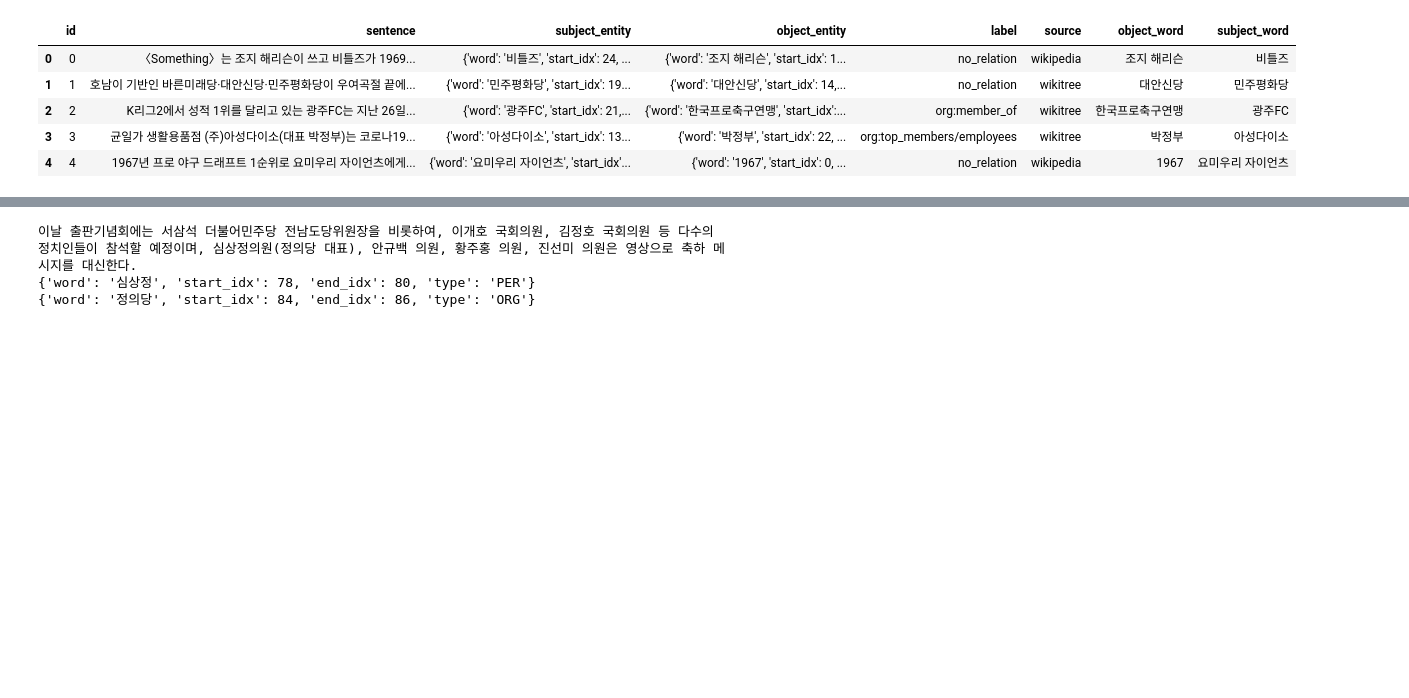
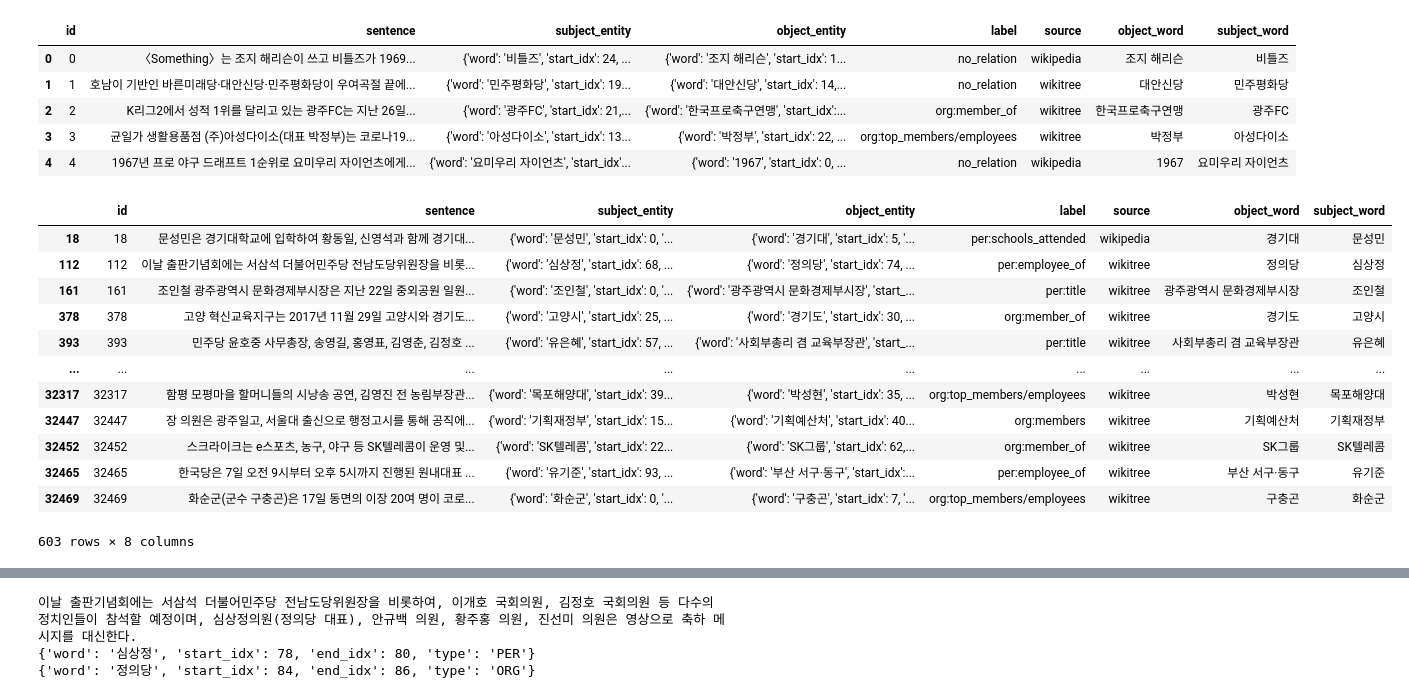
Before and after one commit to SangGank/bc_project2, a Jupyter notebook: dataAnalysis/makesample.ipynb, the cells around one changed output, grey strips where cells are left out. Drawn from its saved outputs; the diff is of its cells as text; code cells hidden in the pictures; blank space fills up the shorter version.

```diff
--- a/dataAnalysis/makesample.ipynb
+++ b/dataAnalysis/makesample.ipynb
@@ -155,19 +156,59 @@ train_data4.head()
 | 3 | 3 | 균일가 생활용품점 (주)아성다이소(대표 박정부)는 코로나19... | {'word': '아성다이소', 'start_idx': 13... | {'word': '박정부', 'start_idx': 22, ... | org:top_members/employees | wikitree | 박정부 | 아성다이소 |
 | 4 | 4 | 1967년 프로 야구 드래프트 1순위로 요미우리 자이언츠에게... | {'word': '요미우리 자이언츠', 'start_idx'... | {'word': '1967', 'start_idx': 0, ... | no_relation | wikipedia | 1967 | 요미우리 자이언츠 |
 # %%
+
+tagger = Kkma()
+
 def etc_cut(string,ob_word,sub_word,label):
     if label =='no_relation':
         return None
     sentence = string.split(' 등 ')
     sentence_front = sentence[0].split(',')[:-1]
-    sentence_front=','.join(sentence_front)
+    sentence_front=','.join(sentence_front).strip()
+    if sentence_front==''  :
+        return None
+    word, tag =tagger.pos(sentence_front)[-1]
+    if word !=')' and tag != 'NNG':
+        return None
+    if sentence_front[-2:] ==")은":
+        return None
+
     result_sentence = sentence_front + ' 등 ' +' 등 '.join(sentence[1:])
+    if result_sentence.find(' 등 ') <5:
+        return None
+    if result_sentence == string:
+        return None
     if ob_word in result_sentence and sub_word in result_sentence:
         return result_sentence
     return None
 def find_result(sentence, entity ,word):
     dic_sentence = eval(entity)
     start_idx = sentence.index(word)
     dic_sentence['start_idx'] =start_idx
     dic_sentence['end_idx'] =start_idx + len(word)-1
     return str(dic_sentence)
+
+
+
+etc_data= train_data4[train_data4['sentence'].str.contains(' 등 ')]
+etc_data2 = etc_data.copy()
+
+etc_data2['sentence'] = etc_data['id'].apply(lambda x: etc_cut(etc_data['sentence'].loc[x], etc_data['object_word'].loc[x], etc_data['subject_word'].loc[x], etc_data['label'].loc[x]) )
+etc_data2 = etc_data2.dropna()
+etc_data2['subject_entity'] = etc_data2['id'].apply(lambda x: find_result(etc_data2['sentence'].loc[x],etc_data2['subject_entity'].loc[x],etc_data2['subject_word'].loc[x]))
+etc_data2['object_entity'] = etc_data2['id'].apply(lambda x: find_result(etc_data2['sentence'].loc[x],etc_data2['object_entity'].loc[x],etc_data2['object_word'].loc[x]))
+etc_data2
+# %% [output]
+|  | id | sentence | subject_entity | object_entity | label | source | object_word | subject_word |
+| 18 | 18 | 문성민은 경기대학교에 입학하여 황동일, 신영석과 함께 경기대... | {'word': '문성민', 'start_idx': 0, '... | {'word': '경기대', 'start_idx': 5, '... | per:schools_attended | wikipedia | 경기대 | 문성민 |
+| 112 | 112 | 이날 출판기념회에는 서삼석 더불어민주당 전남도당위원장을 비롯... | {'word': '심상정', 'start_idx': 68, ... | {'word': '정의당', 'start_idx': 74, ... | per:employee_of | wikitree | 정의당 | 심상정 |
+| 161 | 161 | 조인철 광주광역시 문화경제부시장은 지난 22일 중외공원 일원... | {'word': '조인철', 'start_idx': 0, '... | {'word': '광주광역시 문화경제부시장', 'start_... | per:title | wikitree | 광주광역시 문화경제부시장 | 조인철 |
+| 378 | 378 | 고양 혁신교육지구는 2017년 11월 29일 고양시와 경기도... | {'word': '고양시', 'start_idx': 25, ... | {'word': '경기도', 'start_idx': 30, ... | org:member_of | wikitree | 경기도 | 고양시 |
+| 393 | 393 | 민주당 윤호중 사무총장, 송영길, 홍영표, 김영춘, 김정호 ... | {'word': '유은혜', 'start_idx': 57, ... | {'word': '사회부총리 겸 교육부장관', 'start_... | per:title | wikitree | 사회부총리 겸 교육부장관 | 유은혜 |
+| ... | ... | ... | ... | ... | ... | ... | ... | ... |
+| 32317 | 32317 | 함평 모평마을 할머니들의 시낭송 공연, 김영진 전 농림부장관... | {'word': '목포해양대', 'start_idx': 39... | {'word': '박성현', 'start_idx': 35, ... | org:top_members/employees | wikitree | 박성현 | 목포해양대 |
+| 32447 | 32447 | 장 의원은 광주일고, 서울대 출신으로 행정고시를 통해 공직에... | {'word': '기획재정부', 'start_idx': 15... | {'word': '기획예산처', 'start_idx': 40... | org:members | wikitree | 기획예산처 | 기획재정부 |
+| 32452 | 32452 | 스크라이크는 e스포츠, 농구, 야구 등 SK텔레콤이 운영 및... | {'word': 'SK텔레콤', 'start_idx': 22... | {'word': 'SK그룹', 'start_idx': 62,... | org:member_of | wikitree | SK그룹 | SK텔레콤 |
+| 32465 | 32465 | 한국당은 7일 오전 9시부터 오후 5시까지 진행된 원내대표 ... | {'word': '유기준', 'start_idx': 93, ... | {'word': '부산 서구·동구', 'start_idx':... | per:employee_of | wikitree | 부산 서구·동구 | 유기준 |
+| 32469 | 32469 | 화순군(군수 구충곤)은 17일 동면의 이장 20여 명이 코로... | {'word': '화순군', 'start_idx': 0, '... | {'word': '구충곤', 'start_idx': 7, '... | org:top_members/employees | wikitree | 구충곤 | 화순군 |
+603 rows × 8 columns
```
Also changed, not shown: parts of 12 cells of this notebook.
